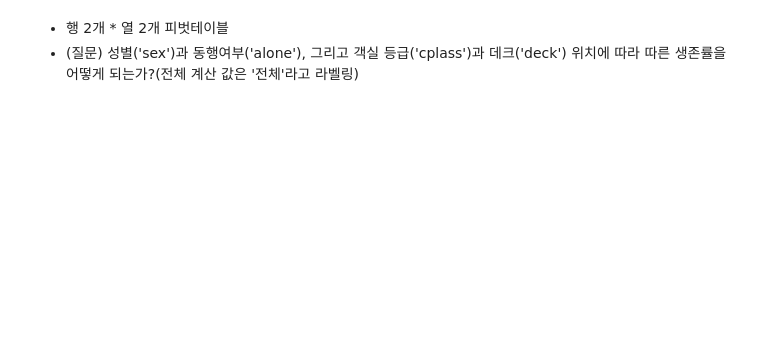
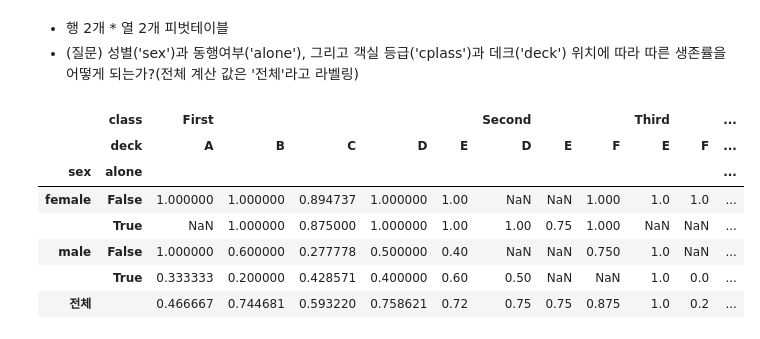
Before and after one commit to kanakhan/GMSW, a Jupyter notebook: 피벗테이블_pandas.ipynb, the cells around one changed output. Cells and saved outputs as stored; diff of their text form; code cells hidden in the pictures; blank space fills up the shorter version.

```diff
--- a/피벗테이블_pandas.ipynb
+++ b/피벗테이블_pandas.ipynb
@@ -4,6 +4,12 @@
 ## 피벗(pivot talbe)
 # %% [markdown]
 * 피벗테이블(pivot table): 데이터 칼럼 중에서 두 개 이상의 칼럼을 각각 행 인덱스와 열 인덱스로 사용하여 거기에 해당되는 데이터를 불러와 펼쳐놓거나 데이터의 집계 값을 구하는 표
+# %%
+import numpy as np
+import pandas as pd
+import seaborn as sns
+
+titanic = sns.load_dataset('titanic')
 # %% [markdown]
 ![image.png](embedded-picture-1)
 # %% [markdown]
@@ -17,3 +42,14 @@
 # %% [markdown]
 * 행 2개 * 열 2개 피벗테이블
 * (질문) 성별('sex')과 동행여부('alone'), 그리고 객실 등급('cplass')과 데크('deck') 위치에 따라 따른 생존률을 어떻게 되는가?(전체 계산 값은 '전체'라고 라벨링)
+# %%
+titanic.pivot_table('survived', index = ['sex','alone'], columns = ['class','deck'], margins = True, margins_name='전체')
+# %% [output]
+|  | class | First |  |  |  |  | Second |  |  | Third |  | ... |
+|  | deck | A | B | C | D | E | D | E | F | E | F | ... |
+| sex | alone |  |  |  |  |  |  |  |  |  |  | ... |
+| female | False | 1.000000 | 1.000000 | 0.894737 | 1.000000 | 1.00 | NaN | NaN | 1.000 | 1.0 | 1.0 | ... |
+|  | True | NaN | 1.000000 | 0.875000 | 1.000000 | 1.00 | 1.00 | 0.75 | 1.000 | NaN | NaN | ... |
+| male | False | 1.000000 | 0.600000 | 0.277778 | 0.500000 | 0.40 | NaN | NaN | 0.750 | 1.0 | NaN | ... |
+|  | True | 0.333333 | 0.200000 | 0.428571 | 0.400000 | 0.60 | 0.50 | NaN | NaN | 1.0 | 0.0 | ... |
+| 전체 |  | 0.466667 | 0.744681 | 0.593220 | 0.758621 | 0.72 | 0.75 | 0.75 | 0.875 | 1.0 | 0.2 | ... |
```
Also changed, not shown: parts of 2 cells of this notebook.
